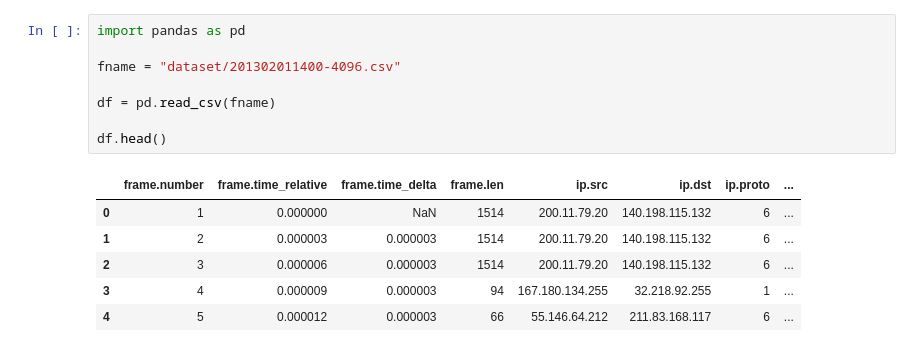
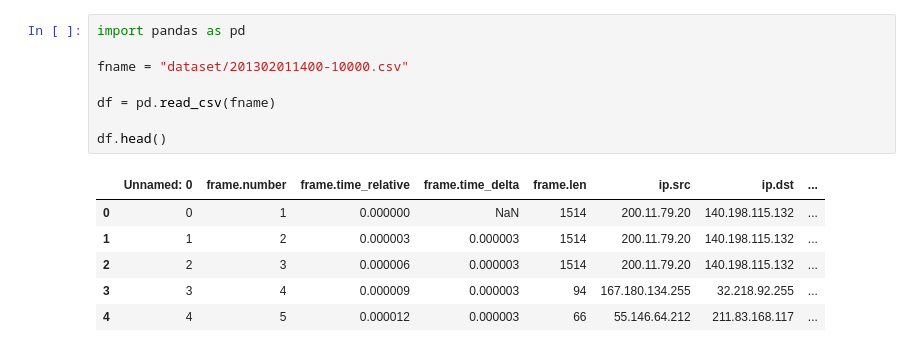
Before and after one commit to alarmfox/imdea-assignement, a Jupyter notebook: analysis.ipynb, the cells around one changed output. Drawn from its saved outputs; the diff is of its cells as text.

```diff
--- a/analysis.ipynb
+++ b/analysis.ipynb
@@ -76,16 +17,16 @@ def rsquared_rmse(predicted_data: np.ndarray, observed_data: np.ndarray) -> floa
 # %%
 import pandas as pd
 
-fname = "dataset/201302011400-4096.csv"
+fname = "dataset/201302011400-10000.csv"
 
 df = pd.read_csv(fname)
 
 df.head()
 # %% [output]
-|  | frame.number | frame.time_relative | frame.time_delta | frame.len | ip.src | ip.dst | ip.proto | ... |
-| 0 | 1 | 0.000000 | NaN | 1514 | 200.11.79.20 | 140.198.115.132 | 6 | ... |
-| 1 | 2 | 0.000003 | 0.000003 | 1514 | 200.11.79.20 | 140.198.115.132 | 6 | ... |
-| 2 | 3 | 0.000006 | 0.000003 | 1514 | 200.11.79.20 | 140.198.115.132 | 6 | ... |
-| 3 | 4 | 0.000009 | 0.000003 | 94 | 167.180.134.255 | 32.218.92.255 | 1 | ... |
-| 4 | 5 | 0.000012 | 0.000003 | 66 | 55.146.64.212 | 211.83.168.117 | 6 | ... |
+|  | Unnamed: 0 | frame.number | frame.time_relative | frame.time_delta | frame.len | ip.src | ip.dst | ... |
+| 0 | 0 | 1 | 0.000000 | NaN | 1514 | 200.11.79.20 | 140.198.115.132 | ... |
+| 1 | 1 | 2 | 0.000003 | 0.000003 | 1514 | 200.11.79.20 | 140.198.115.132 | ... |
+| 2 | 2 | 3 | 0.000006 | 0.000003 | 1514 | 200.11.79.20 | 140.198.115.132 | ... |
+| 3 | 3 | 4 | 0.000009 | 0.000003 | 94 | 167.180.134.255 | 32.218.92.255 | ... |
+| 4 | 4 | 5 | 0.000012 | 0.000003 | 66 | 55.146.64.212 | 211.83.168.117 | ... |
 # %% [markdown]
```
Also changed, not shown: parts of 11 cells of this notebook, 3 other files.
